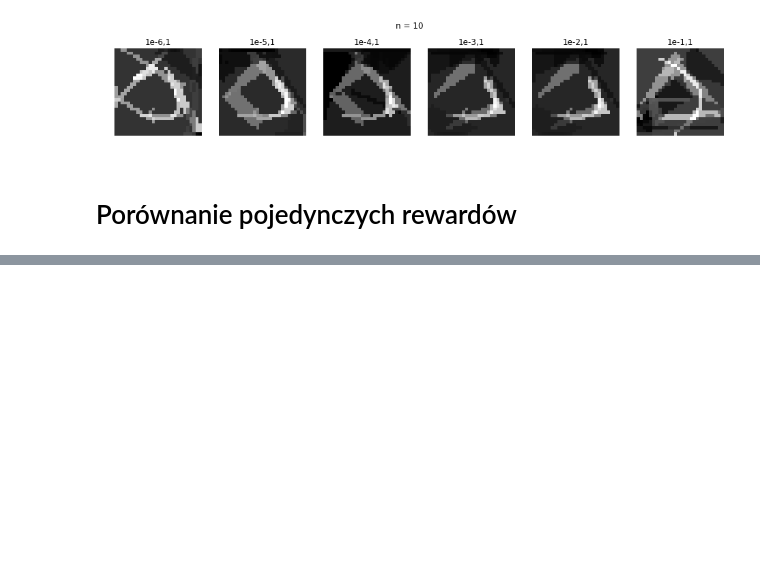
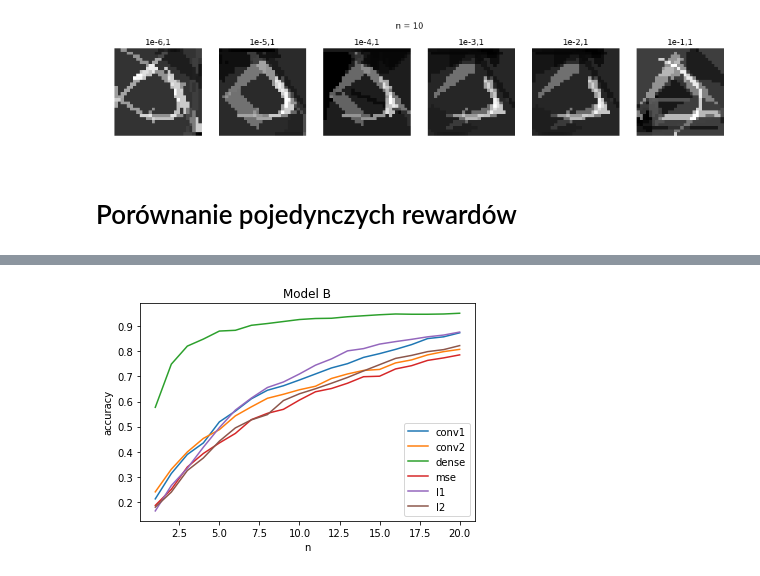
Before and after one commit to trejsu/shaper, a Jupyter notebook: experiments/notebook/activation-distance.ipynb, the cells around one changed output, grey strips where cells are left out. Saved outputs shown, nothing was run; the diff lists cells and outputs as text; code cells hidden in the pictures; blank space fills up the shorter version.

```diff
--- a/experiments/notebook/activation-distance.ipynb
+++ b/experiments/notebook/activation-distance.ipynb
@@ -338,0 +339,23 @@ plt.show()
+# %%
+xs = [1, 2, 3, 4, 5, 6, 7, 8, 9, 10, 11, 12, 13, 14, 15, 16, 17, 18, 19, 20]
+# mnist_acc = 0.989
+conv1 = [0.212, 0.313, 0.389, 0.435, 0.519, 0.562, 0.611, 0.645, 0.663, 0.686, 0.71, 0.734, 0.751, 0.776, 0.791, 0.808, 0.827, 0.851, 0.858, 0.874]
+conv2 = [0.24, 0.33, 0.399, 0.453, 0.488, 0.543, 0.579, 0.613, 0.629, 0.647, 0.661, 0.692, 0.71, 0.724, 0.728, 0.754, 0.766, 0.786, 0.799, 0.808]
+dense = [0.577, 0.749, 0.821, 0.849, 0.881, 0.884, 0.904, 0.911, 0.919, 0.927, 0.931, 0.932, 0.938, 0.942, 0.946, 0.949, 0.948, 0.948, 0.949, 0.952]
+mse = [0.186, 0.25, 0.339, 0.393, 0.435, 0.473, 0.528, 0.553, 0.569, 0.606, 0.639, 0.652, 0.673, 0.699, 0.701, 0.73, 0.743, 0.764, 0.774, 0.786]
+l1 = [0.164, 0.265, 0.334, 0.418, 0.496, 0.566, 0.614, 0.656, 0.678, 0.71, 0.745, 0.77, 0.802, 0.811, 0.829, 0.839, 0.848, 0.858, 0.865, 0.877]
+l2 = [0.179, 0.239, 0.325, 0.375, 0.442, 0.495, 0.527, 0.548, 0.604, 0.631, 0.651, 0.673, 0.696, 0.722, 0.747, 0.772, 0.784, 0.799, 0.807, 0.823]
+# plt.axhline(y=mnist_acc, linestyle='--', c='C7')
+plt.plot(xs, conv1)
+plt.plot(xs, conv2)
+plt.plot(xs, dense)
+plt.plot(xs, mse)
+plt.plot(xs, l1)
+plt.plot(xs, l2)
+plt.xlabel('n')
+plt.ylabel('accuracy')
+plt.legend(['conv1', 'conv2', 'dense', 'mse', 'l1', 'l2'])
+plt.title('Model B')
+plt.show()
+# %% [output]
+[figure, added]
```
Also changed, not shown: parts of 5 cells of this notebook.
